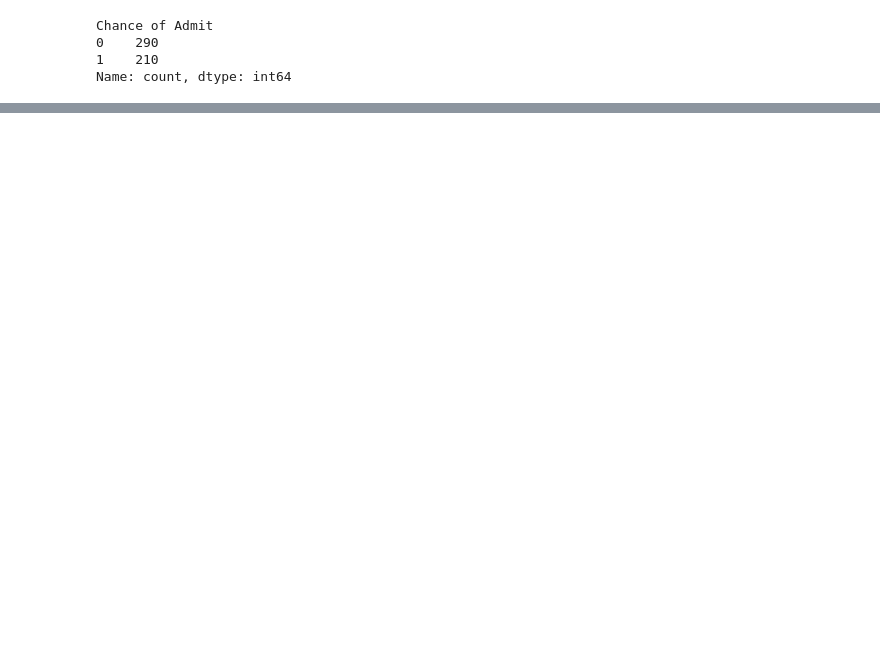
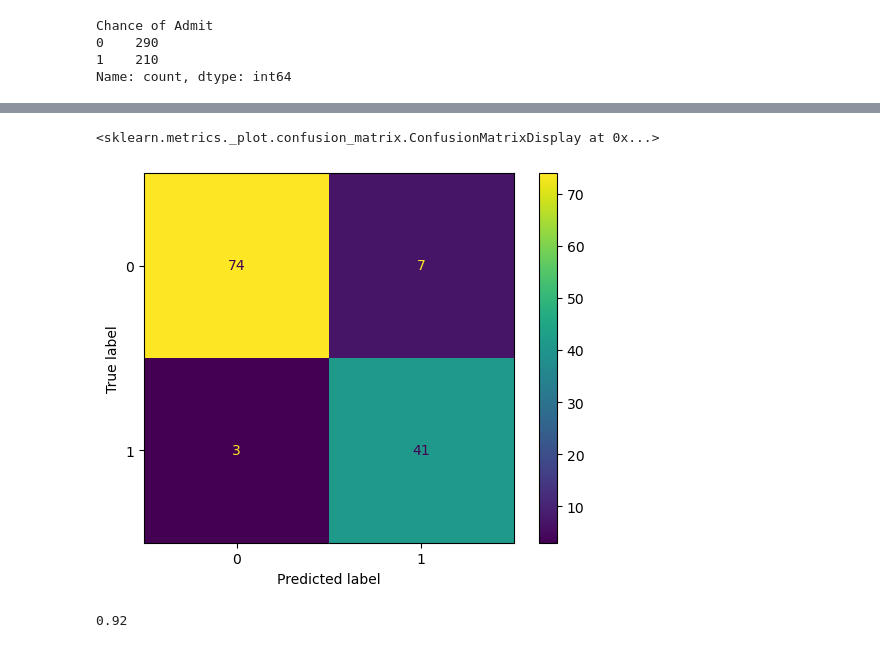
Before and after one commit to najanrohit045/machine-learning, a Jupyter notebook: python/practical3/practical3.ipynb, the cells around one changed output, grey strips where cells are left out. Cells and saved outputs as stored; diff of their text form; code cells hidden in the pictures; blank space fills up the shorter version.

```diff
--- a/python/practical3/practical3.ipynb
+++ b/python/practical3/practical3.ipynb
@@ -45,8 +44,8 @@ Index(['GRE Score', 'TOEFL Score', 'University Rating', 'SOP', 'LOR ', 'CGPA',
        'Research', 'Chance of Admit '],
       dtype='object')
 # %%
-x = df[['GRE Score', 'TOEFL Score', 'University Rating', 'SOP', 'LOR ', 'CGPA',
-       'Research']]
+x= df.drop('Chance of Admit ',axis=1)
+
 
 y = df['Chance of Admit ']
 y = y.astype('int') # y float is converted into y
@@ -246,0 +78,4 @@ weighted avg       0.86      0.86      0.85       125
+# %%
+classifier = DecisionTreeClassifier(random_state=0)
+# %%
+classifier.fit(x_train,y_train)
@@ -246,0 +84,2 @@ weighted avg       0.86      0.86      0.85       125
+# %%
+y_predict=classifier.predict(x_test)
@@ -246,0 +120,9 @@ weighted avg       0.86      0.86      0.85       125
+# %%
+ConfusionMatrixDisplay.from_predictions(y_test,y_predict)
+# %% [output]
+<sklearn.metrics._plot.confusion_matrix.ConfusionMatrixDisplay at 0x...>
+[figure, added]
+# %%
+accuracy_score(y_test,y_predict)
+# %% [output]
+0.92
```
Also changed, not shown: parts of 45 cells of this notebook, 7 other files.
